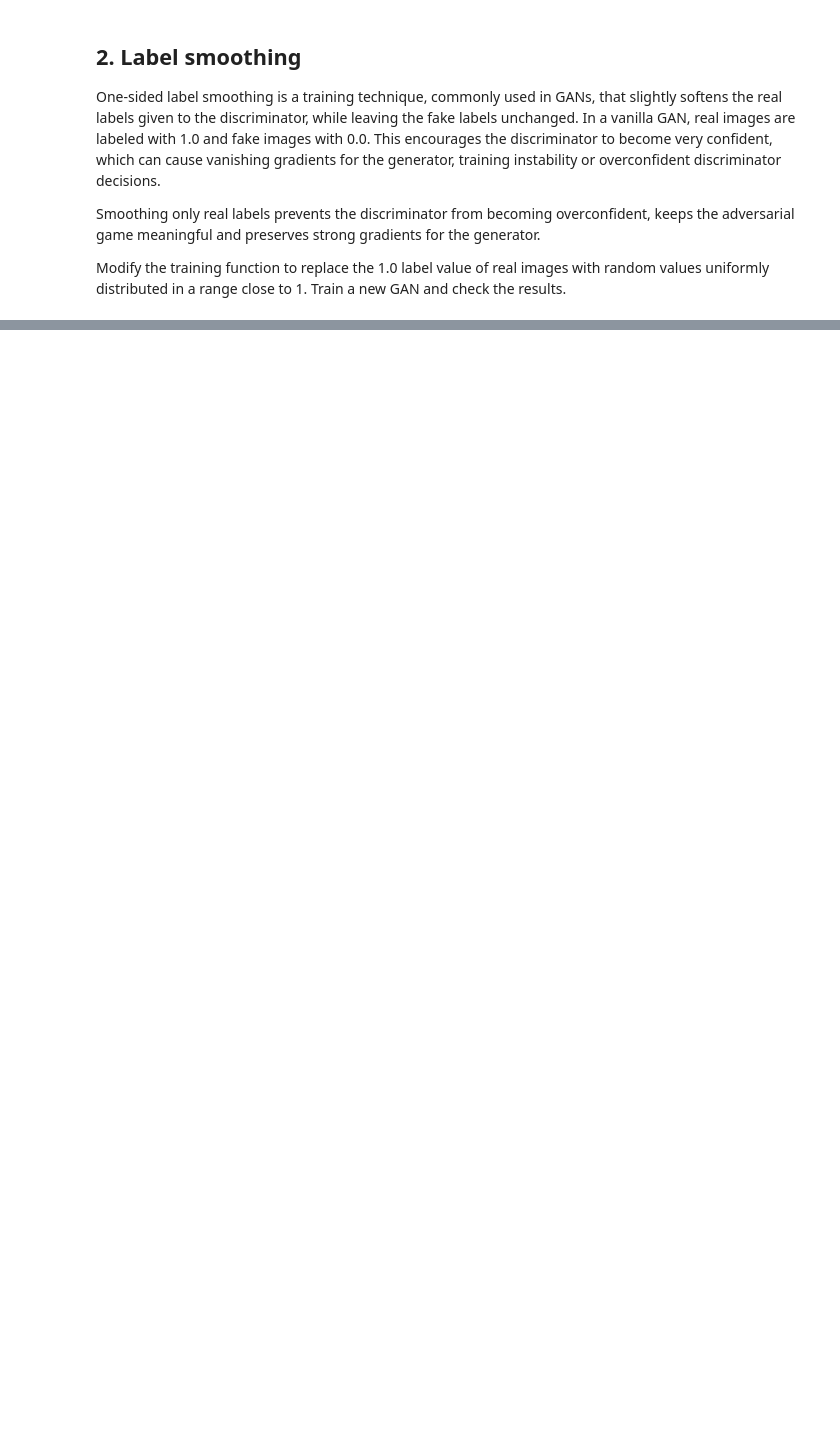
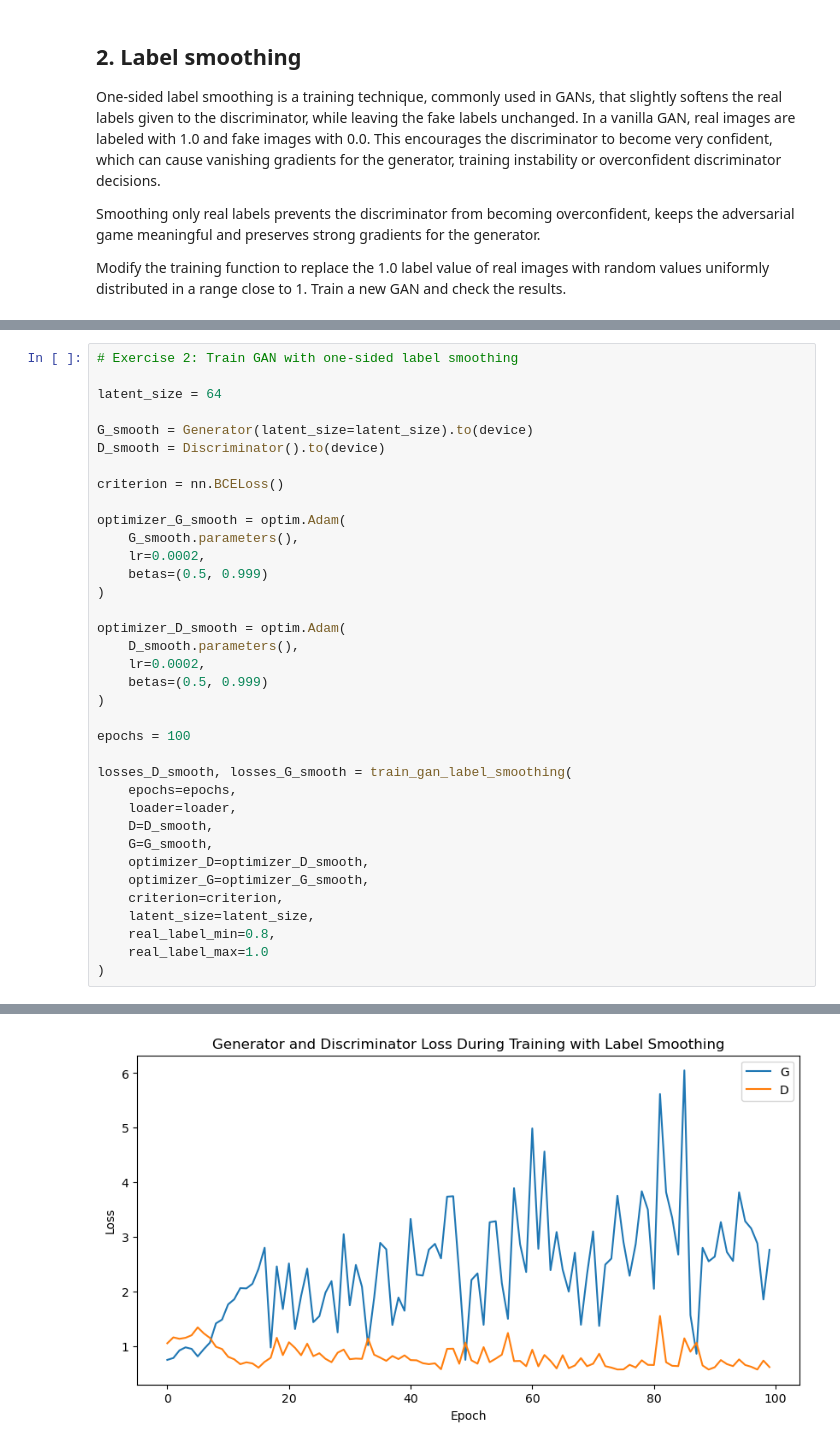
Before and after one commit to hugogs7/CV-II, a Jupyter notebook: notebook_GANs.ipynb, the cells around one changed output, grey strips where cells are left out. Drawn from its saved outputs; the diff is of its cells as text; blank space fills up the shorter version.

```diff
--- a/notebook_GANs.ipynb
+++ b/notebook_GANs.ipynb
@@ -249,0 +391,37 @@ Modify the training function to replace the 1.0 label value of real images with
+# %%
+# Exercise 2: Train GAN with one-sided label smoothing
+
+latent_size = 64
+
+G_smooth = Generator(latent_size=latent_size).to(device)
+D_smooth = Discriminator().to(device)
+
+criterion = nn.BCELoss()
+
+optimizer_G_smooth = optim.Adam(
+    G_smooth.parameters(),
+    lr=0.0002,
+    betas=(0.5, 0.999)
+)
+
+optimizer_D_smooth = optim.Adam(
+    D_smooth.parameters(),
+    lr=0.0002,
+    betas=(0.5, 0.999)
+)
+
+epochs = 100
+
+losses_D_smooth, losses_G_smooth = train_gan_label_smoothing(
+    epochs=epochs,
+    loader=loader,
+    D=D_smooth,
+    G=G_smooth,
+    optimizer_D=optimizer_D_smooth,
+    optimizer_G=optimizer_G_smooth,
+    criterion=criterion,
+    latent_size=latent_size,
+    real_label_min=0.8,
+    real_label_max=1.0
+)
+# %% [output]
@@ -249,0 +445 @@ Modify the training function to replace the 1.0 label value of real images with
+[figure, added]
```
Also changed, not shown: parts of 9 cells of this notebook.
